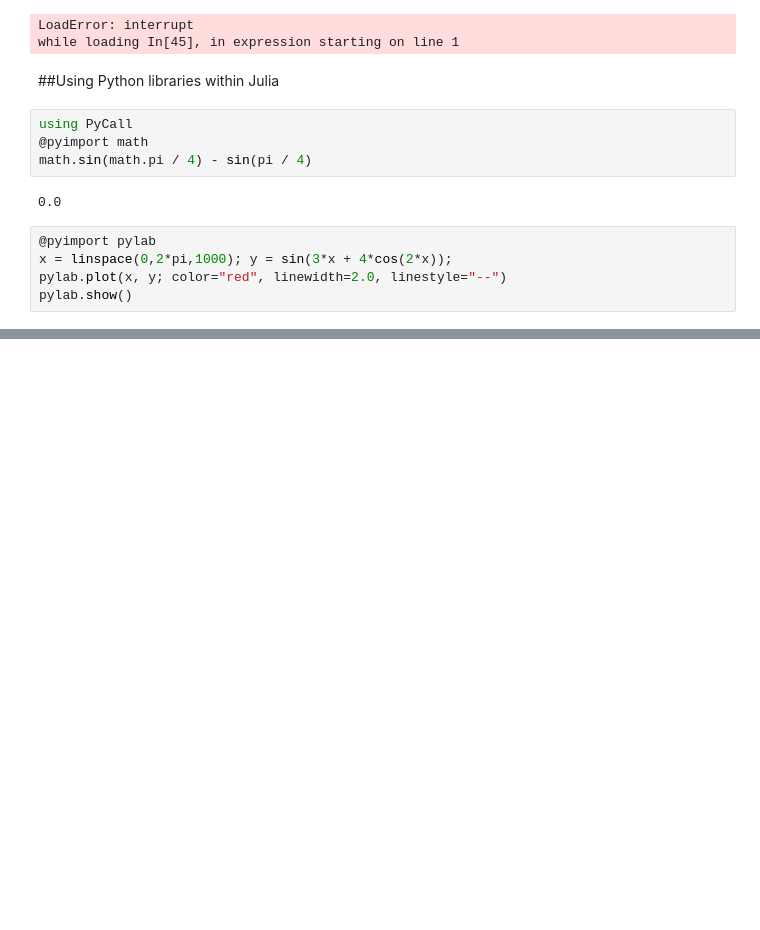
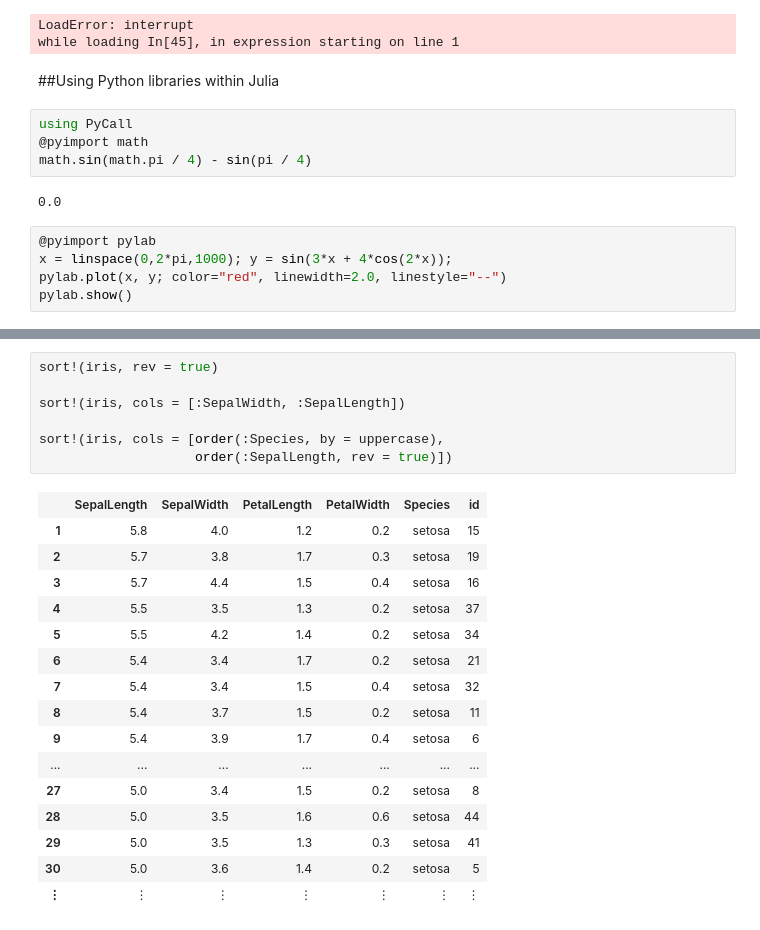
Before and after one commit to alexchao56/JuliaExamples, a Jupyter notebook: Syntax and Data Structures.ipynb, the cells around one changed output, grey strips where cells are left out. Cells and saved outputs as stored; diff of their text form; blank space fills up the shorter version.

```diff
--- a/Syntax and Data Structures.ipynb
+++ b/Syntax and Data Structures.ipynb
@@ -395,0 +650,24 @@ pylab.show()
+# %%
+sort!(iris, rev = true)
+
+sort!(iris, cols = [:SepalWidth, :SepalLength])
+
+sort!(iris, cols = [order(:Species, by = uppercase),
+                    order(:SepalLength, rev = true)])
+# %% [output]
+|  | SepalLength | SepalWidth | PetalLength | PetalWidth | Species | id |
+| 1 | 5.8 | 4.0 | 1.2 | 0.2 | setosa | 15 |
+| 2 | 5.7 | 3.8 | 1.7 | 0.3 | setosa | 19 |
+| 3 | 5.7 | 4.4 | 1.5 | 0.4 | setosa | 16 |
+| 4 | 5.5 | 3.5 | 1.3 | 0.2 | setosa | 37 |
+| 5 | 5.5 | 4.2 | 1.4 | 0.2 | setosa | 34 |
+| 6 | 5.4 | 3.4 | 1.7 | 0.2 | setosa | 21 |
+| 7 | 5.4 | 3.4 | 1.5 | 0.4 | setosa | 32 |
+| 8 | 5.4 | 3.7 | 1.5 | 0.2 | setosa | 11 |
+| 9 | 5.4 | 3.9 | 1.7 | 0.4 | setosa | 6 |
+| ... | ... | ... | ... | ... | ... | ... |
+| 27 | 5.0 | 3.4 | 1.5 | 0.2 | setosa | 8 |
+| 28 | 5.0 | 3.5 | 1.6 | 0.6 | setosa | 44 |
+| 29 | 5.0 | 3.5 | 1.3 | 0.3 | setosa | 41 |
+| 30 | 5.0 | 3.6 | 1.4 | 0.2 | setosa | 5 |
+| ⋮ | ⋮ | ⋮ | ⋮ | ⋮ | ⋮ | ⋮ |
```
Also changed, not shown: parts of 43 cells of this notebook, 1 other file.
